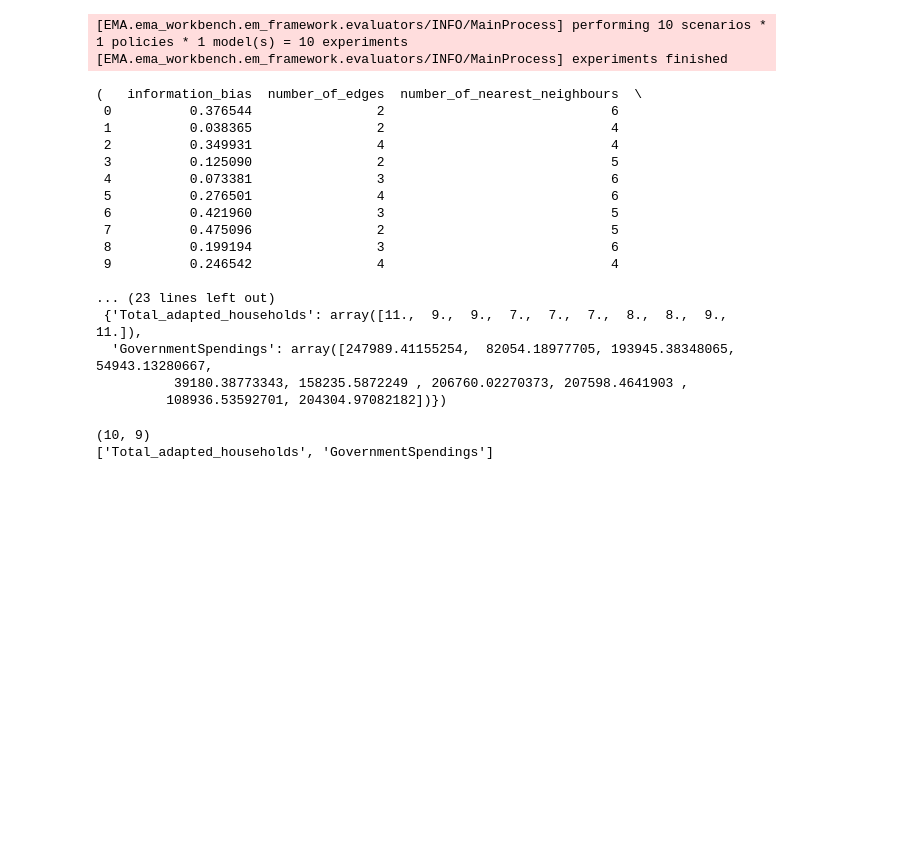
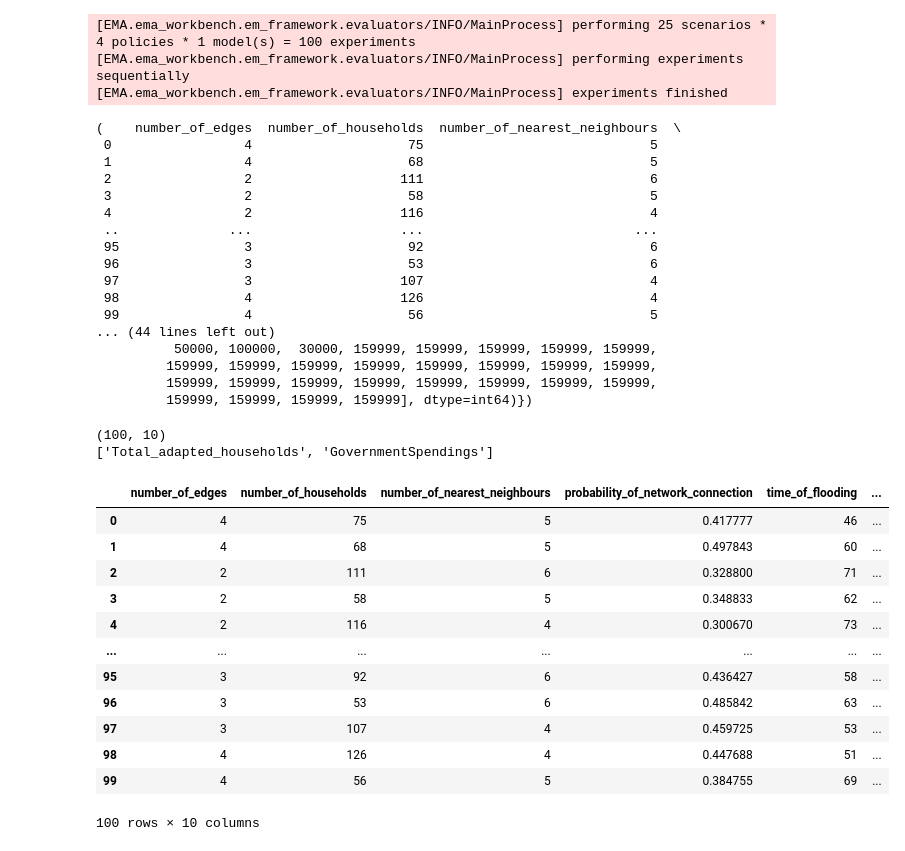
Before and after one commit to JonasKlimt/Agent_based_modelling_group32, a Jupyter notebook: model/sensitivity.ipynb, the cells around one changed output. Drawn from its saved outputs; the diff is of its cells as text; code cells hidden in the pictures; blank space fills up the shorter version.

```diff
--- a/model/sensitivity.ipynb
+++ b/model/sensitivity.ipynb
@@ -29,6 +31,8 @@ def run_model(probability_of_network_connection, number_of_edges, number_of_near
         "GovernmentSpendings": model_data.iloc[-1]["GovernmentSpendings"],
     }
 # %%
+# Empoy EMA workbench
+
 ema_logging.LOG_FORMAT = "[%(name)s/%(levelname)s/%(processName)s] %(message)s"
 ema_logging.log_to_stderr(ema_logging.INFO)
 
@@ -36,12 +40,19 @@ model = Model("ABModel", function=run_model)  # instantiate the model
 
 # specify uncertainties
 model.uncertainties = [
+    IntegerParameter("number_of_households", 50, 150),
     RealParameter("probability_of_network_connection", 0.3, 0.5),
     IntegerParameter("number_of_edges", 2, 4),
     IntegerParameter("number_of_nearest_neighbours", 4, 6),
     IntegerParameter("time_of_flooding", 40, 80),
-    IntegerParameter("subsidie_level", 0, 10000),
-    RealParameter("information_bias", 0.0, 0.5)
+]
+# objective risk perceptions
+
+
+# specify levers
+model.levers = [
+    CategoricalParameter("subsidie_level", [0, 5000]),
+    CategoricalParameter("information_bias", [0.0, 0.1])
 ]
 
 # specify outcomes
@@ -50,32 +61,49 @@ model.outcomes = [
     ScalarOutcome("GovernmentSpendings")
 ]
 
-results = perform_experiments(model, 10)
+results = perform_experiments(model, scenarios=25, policies=4)
 results
 # %% [output]
-[EMA.ema_workbench.em_framework.evaluators/INFO/MainProcess] performing 10 scenarios * 1 policies * 1 model(s) = 10 experiments
+[EMA.ema_workbench.em_framework.evaluators/INFO/MainProcess] performing 25 scenarios * 4 policies * 1 model(s) = 100 experiments
+[EMA.ema_workbench.em_framework.evaluators/INFO/MainProcess] performing experiments sequentially
 [EMA.ema_workbench.em_framework.evaluators/INFO/MainProcess] experiments finished
-(   information_bias  number_of_edges  number_of_nearest_neighbours  \
- 0          0.376544                2                             6
- 1          0.038365                2                             4
- 2          0.349931                4                             4
- 3          0.125090                2                             5
- 4          0.073381                3                             6
- 5          0.276501                4                             6
- 6          0.421960                3                             5
- 7          0.475096                2                             5
- 8          0.199194                3                             6
- 9          0.246542                4                             4
-
-... (23 lines left out)
- {'Total_adapted_households': array([11.,  9.,  9.,  7.,  7.,  7.,  8.,  8.,  9., 11.]),
-  'GovernmentSpendings': array([247989.41155254,  82054.18977705, 193945.38348065,  54943.13280667,
-          39180.38773343, 158235.5872249 , 206760.02270373, 207598.4641903 ,
-         108936.53592701, 204304.97082182])})
+(    number_of_edges  number_of_households  number_of_nearest_neighbours  \
+ 0                 4                    75                             5
+ 1                 4                    68                             5
+ 2                 2                   111                             6
+ 3                 2                    58                             5
+ 4                 2                   116                             4
+ ..              ...                   ...                           ...
+ 95                3                    92                             6
+ 96                3                    53                             6
+ 97                3                   107                             4
+ 98                4                   126                             4
+ 99                4                    56                             5
+... (44 lines left out)
+          50000, 100000,  30000, 159999, 159999, 159999, 159999, 159999,
+         159999, 159999, 159999, 159999, 159999, 159999, 159999, 159999,
+         159999, 159999, 159999, 159999, 159999, 159999, 159999, 159999,
+         159999, 159999, 159999, 159999], dtype=int64)})
 # %%
+# Show results including parameter values
+
 experiments, outcomes = results
 print(experiments.shape)
 print(list(outcomes.keys()))
+experiments
 # %% [output]
-(10, 9)
+(100, 10)
 ['Total_adapted_households', 'GovernmentSpendings']
+|  | number_of_edges | number_of_households | number_of_nearest_neighbours | probability_of_network_connection | time_of_flooding | ... |
+| 0 | 4 | 75 | 5 | 0.417777 | 46 | ... |
+| 1 | 4 | 68 | 5 | 0.497843 | 60 | ... |
+| 2 | 2 | 111 | 6 | 0.328800 | 71 | ... |
+| 3 | 2 | 58 | 5 | 0.348833 | 62 | ... |
+| 4 | 2 | 116 | 4 | 0.300670 | 73 | ... |
+| ... | ... | ... | ... | ... | ... | ... |
+| 95 | 3 | 92 | 6 | 0.436427 | 58 | ... |
+| 96 | 3 | 53 | 6 | 0.485842 | 63 | ... |
+| 97 | 3 | 107 | 4 | 0.459725 | 53 | ... |
+| 98 | 4 | 126 | 4 | 0.447688 | 51 | ... |
+| 99 | 4 | 56 | 5 | 0.384755 | 69 | ... |
+100 rows × 10 columns
```
Also changed, not shown: parts of 6 cells of this notebook, 2 other files.
